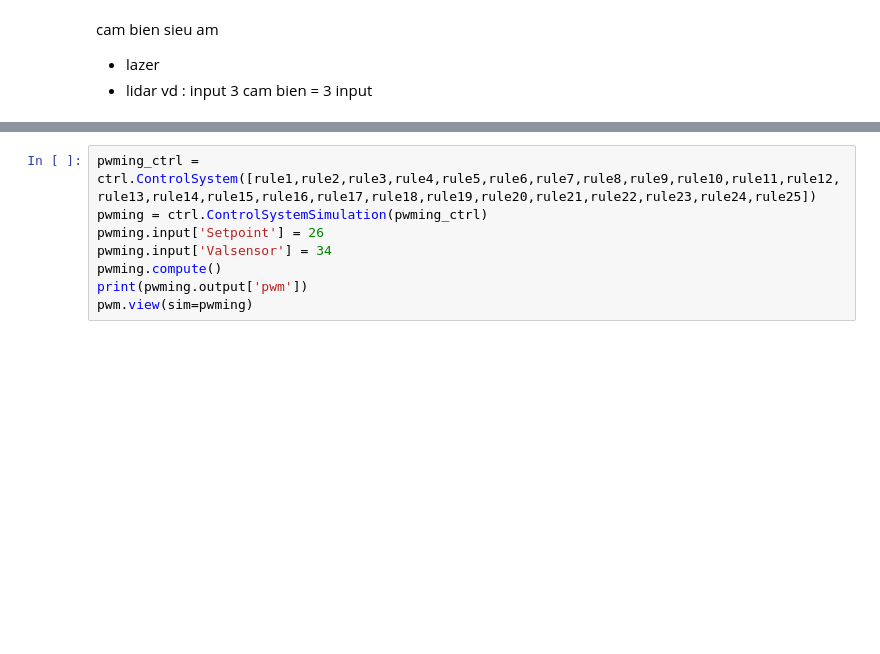
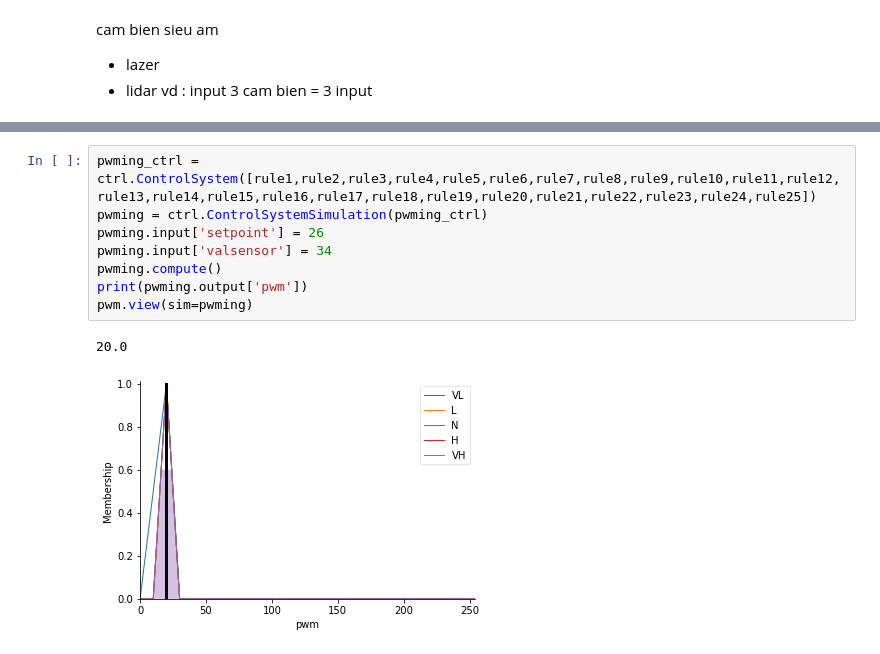
Before and after one commit to hcmih1507/HomeworkAI.19146216, a Jupyter notebook: DieukhiendongcoDC.ipynb, the cells around one changed output, grey strips where cells are left out. Drawn from its saved outputs; the diff is of its cells as text; blank space fills up the shorter version.

```diff
--- a/DieukhiendongcoDC.ipynb
+++ b/DieukhiendongcoDC.ipynb
@@ -101,8 +100,11 @@ ValueError: ignored
 # %%
 pwming_ctrl = ctrl.ControlSystem([rule1,rule2,rule3,rule4,rule5,rule6,rule7,rule8,rule9,rule10,rule11,rule12,rule13,rule14,rule15,rule16,rule17,rule18,rule19,rule20,rule21,rule22,rule23,rule24,rule25])
 pwming = ctrl.ControlSystemSimulation(pwming_ctrl)
-pwming.input['Setpoint'] = 26
-pwming.input['Valsensor'] = 34
+pwming.input['setpoint'] = 26
+pwming.input['valsensor'] = 34
 pwming.compute()
 print(pwming.output['pwm'])
 pwm.view(sim=pwming)
+# %% [output]
+20.0
+[figure, added]
```
Also changed, not shown: parts of 1 cell of this notebook.
